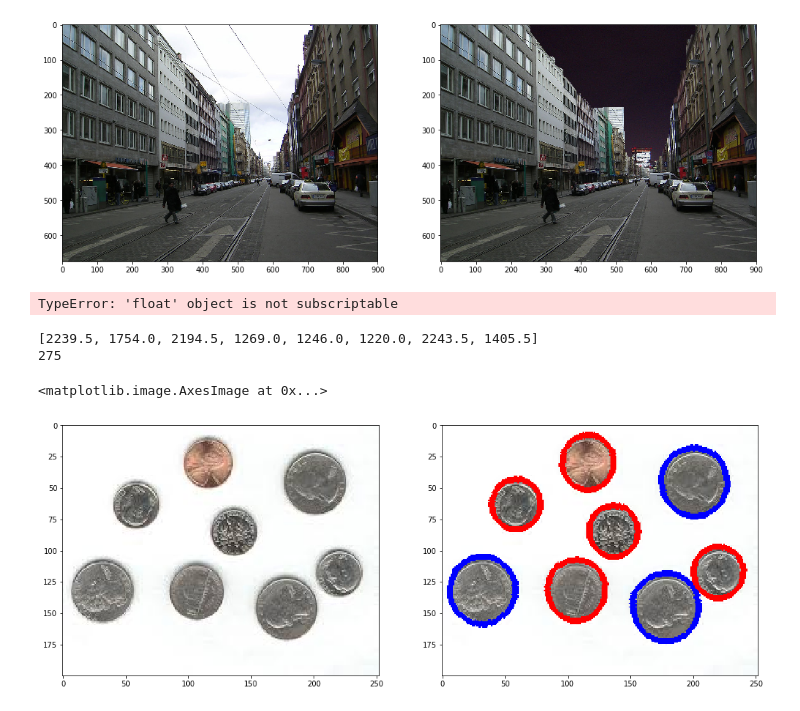
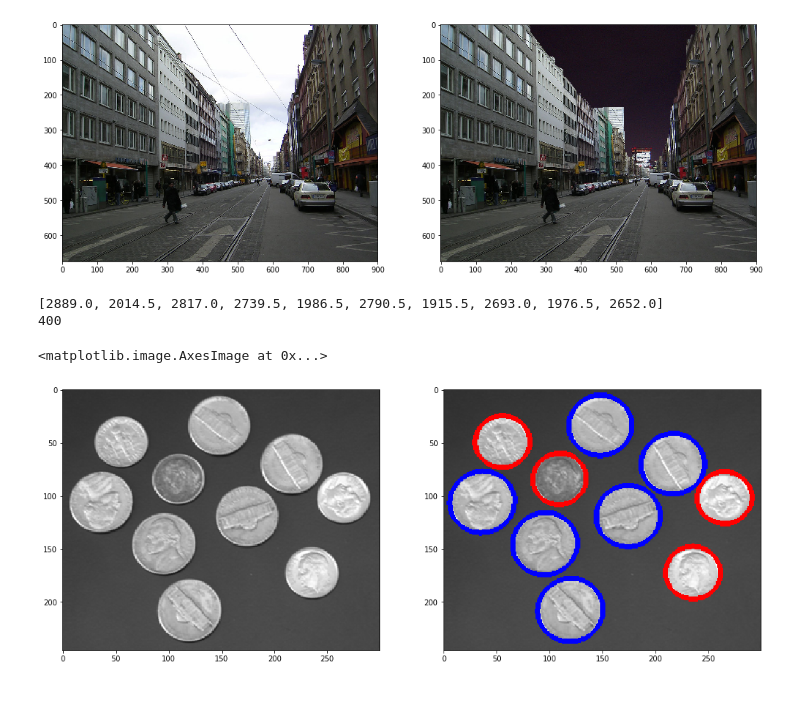
Before and after one commit to Amrallah/Image-Processing-Assignment02, a Jupyter notebook: Assignment02.ipynb, the cells around one changed output. Saved outputs shown, nothing was run; the diff lists cells and outputs as text; code cells hidden in the pictures.

```diff
--- a/Assignment02.ipynb
+++ b/Assignment02.ipynb
@@ -176,78 +222,44 @@ coins=cv2.imread('image_folder\coins.png',1)
 coinss=cv2.imread('image_folder\coins.png',1)
 coins_gray = cv2.cvtColor(coins,cv2.COLOR_BGR2GRAY)
 #for light background use 1, for dark use 0
 def toBinary(img,background):
     if background==0:
         ret, coins_thresh = cv2.threshold(img,96,255,cv2.THRESH_BINARY)
         return coins_thresh
     else:
-        ret, coins_thresh = cv2.threshold(img,220,255,cv2.THRESH_BINARY_INV)
+        ret, coins_thresh = cv2.threshold(img,80,255,cv2.THRESH_BINARY_INV)
         return coins_thresh
-
 
 binary_coins=toBinary(coins_gray,0)
 dilated_coins=cv2.dilate(binary_coins,circle_kernel,iterations=1)
 
 contours,hierachy = cv2.findContours(dilated_coins,cv2.RETR_TREE,cv2.CHAIN_APPROX_SIMPLE)
 
 areas=[]
 for contour in contours:
     areas.append(cv2.contourArea(contour))
 
-areas.sort(reverse = True)
+print(areas)
 
-for i in range(len(contours_2)):
-    if cv2.contourArea(contours_2[i])>2050:
-        contoured_coins_2 = cv2.drawContours(coins_color, contours_2, i, (255,0,0), 3)
-        money_2+=50
+
+money=0
+for i in range(len(contours)):
+    if cv2.contourArea(contours[i])>2300:
+        contoured_coins = cv2.drawContours(coins, contours, i, (255,0,0), 3)
+        money+=50
     else:
-        contoured_coins_2 = cv2.drawContours(coins_color, contours_2, i, (0,0,255), 3)
-        money_2+=25
+        contoured_coins = cv2.drawContours(coins, contours, i, (0,0,255), 3)
+        money+=25
 
 print(money)
 
 coins_fig = plt.figure()
 ax1 = coins_fig.add_subplot(1,2,1)
 ax1.imshow(cv2.cvtColor(coinss, cv2.COLOR_BGR2RGB))
 ax2 = coins_fig.add_subplot(1,2,2)
 ax2.imshow(cv2.cvtColor(contoured_coins, cv2.COLOR_BGR2RGB))
 # %% [output]
-TypeError: 'float' object is not subscriptable
+[2889.0, 2014.5, 2817.0, 2739.5, 1986.5, 2790.5, 1915.5, 2693.0, 1976.5, 2652.0]
+400
+<matplotlib.image.AxesImage at 0x...>
+[figure, added]
-# %%
-coins_color=cv2.imread('image_folder\coins_color.jpeg',1)
-coinss_color=cv2.imread('image_folder\coins_color.jpeg',1)
-coins_gray_2 = cv2.cvtColor(coins_color,cv2.COLOR_BGR2GRAY)
-
-binary_coins_2=toBinary(coins_gray_2,1)
-dilated_coins_2=cv2.dilate(binary_coins_2,circle_kernel,iterations=1)
-contours_2,hierachy = cv2.findContours(dilated_coins_2,cv2.RETR_TREE,cv2.CHAIN_APPROX_SIMPLE)
-
-
-areas_2=[]
-for contour in contours_2:
-    areas_2.append(cv2.contourArea(contour))
-
-print(areas_2)
-
-
-money_2=0
-for i in range(len(contours_2)):
-    if cv2.contourArea(contours_2[i])>2050:
-        contoured_coins_2 = cv2.drawContours(coins_color, contours_2, i, (255,0,0), 3)
-        money_2+=50
-    else:
-        contoured_coins_2 = cv2.drawContours(coins_color, contours_2, i, (0,0,255), 3)
-        money_2+=25
-
-print(money_2)
-
-coins_color_fig = plt.figure()
-ax1 = coins_color_fig.add_subplot(1,2,1)
-ax1.imshow(cv2.cvtColor(coinss_color, cv2.COLOR_BGR2RGB))
-ax2 = coins_color_fig.add_subplot(1,2,2)
-ax2.imshow(cv2.cvtColor(contoured_coins_2, cv2.COLOR_BGR2RGB))
-# %% [output]
-[2239.5, 1754.0, 2194.5, 1269.0, 1246.0, 1220.0, 2243.5, 1405.5]
-275
-<matplotlib.image.AxesImage at 0x...>
-[figure, removed]
```
Also changed, not shown: parts of 14 cells of this notebook.
